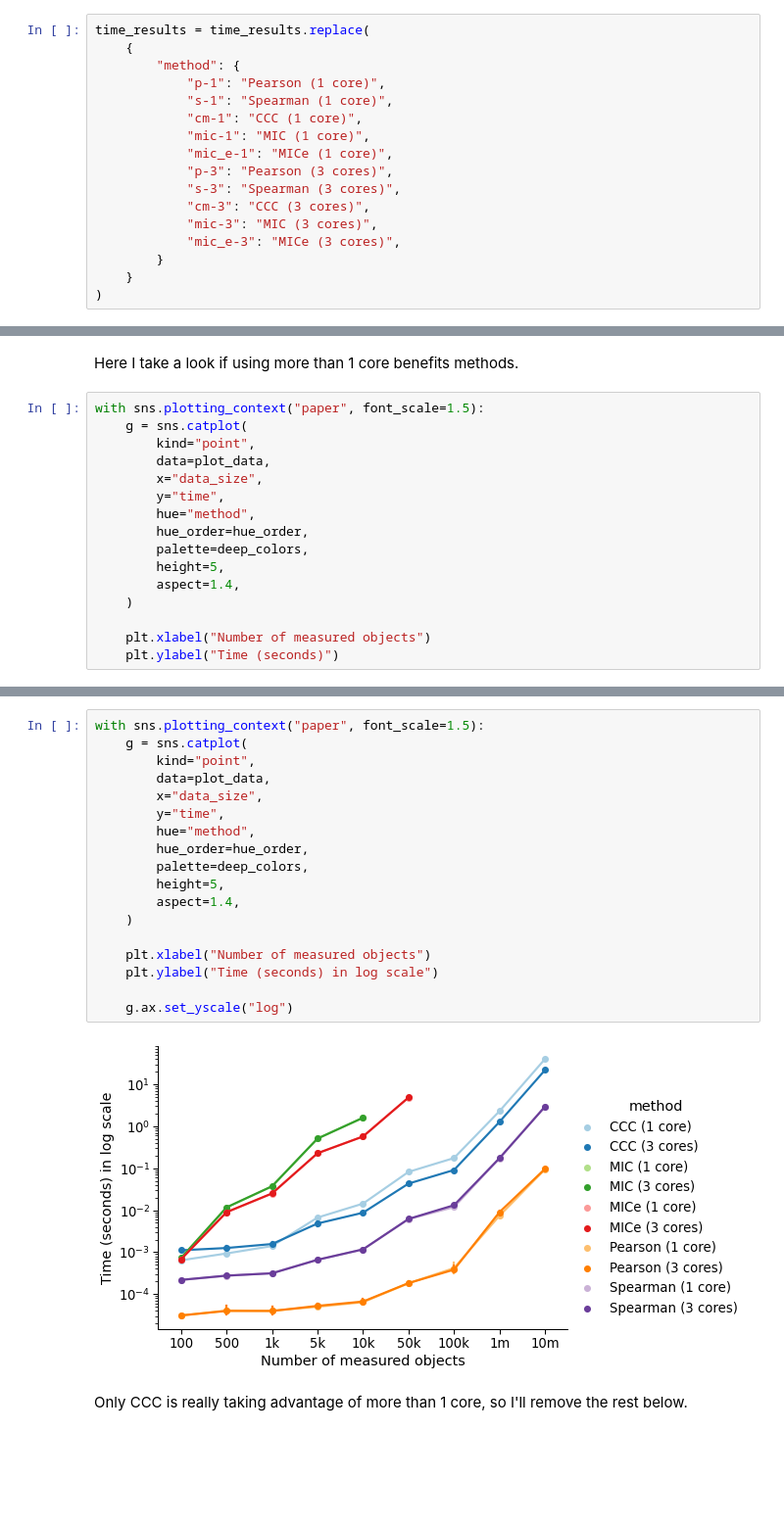
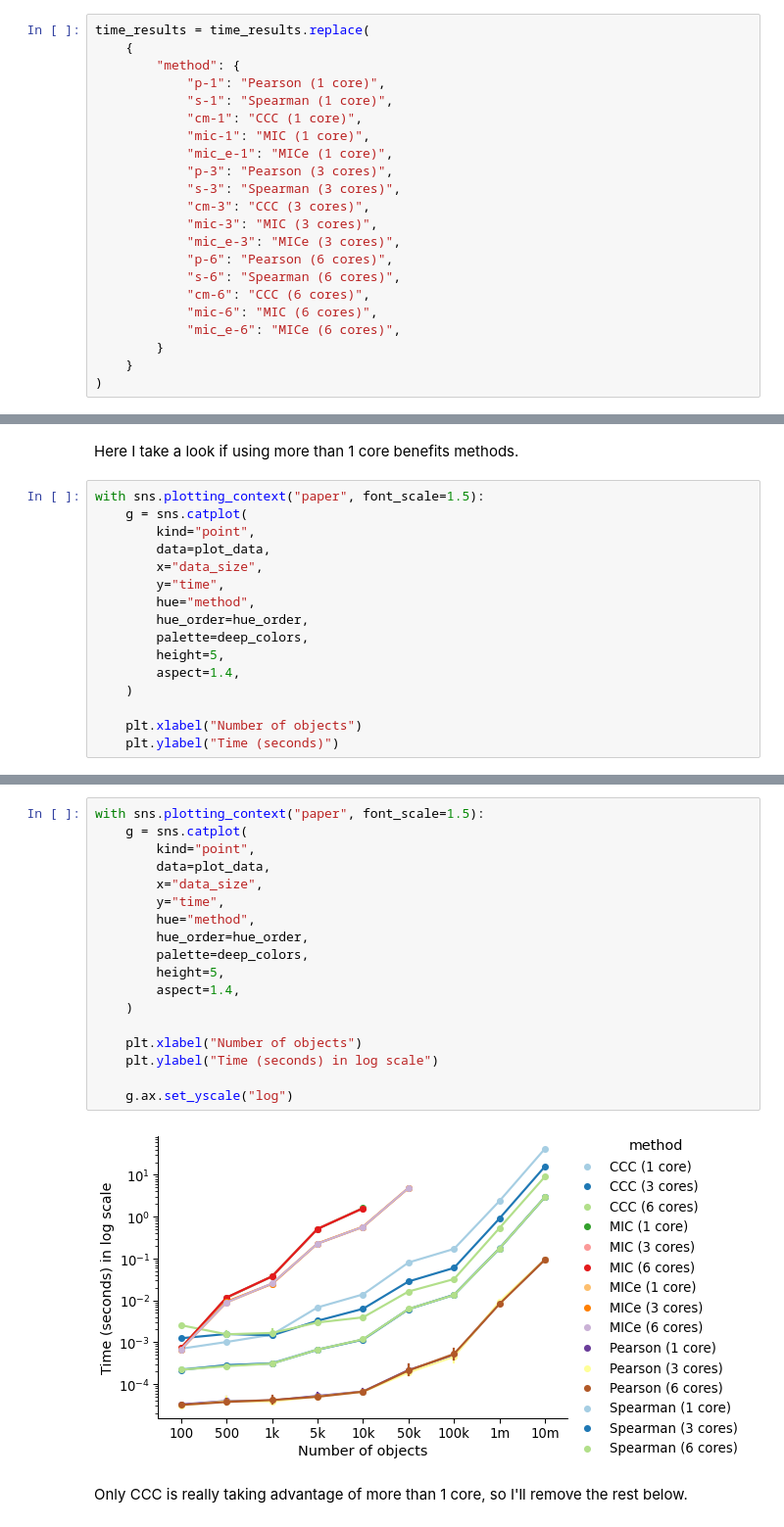
Before and after one commit to greenelab/ccc, a Jupyter notebook: nbs/99_manuscript/time_test/07-time_test-plot.ipynb, the cells around one changed output, grey strips where cells are left out. Shown at 98% size. Drawn from its saved outputs; the diff is of its cells as text; blank space fills up the shorter version.

Commit message:
manuscript/time test: run notebook to generate plot

```diff
--- a/nbs/99_manuscript/time_test/07-time_test-plot.ipynb
+++ b/nbs/99_manuscript/time_test/07-time_test-plot.ipynb
@@ -75,6 +76,11 @@ time_results = time_results.replace(
             "cm-3": "CCC (3 cores)",
             "mic-3": "MIC (3 cores)",
             "mic_e-3": "MICe (3 cores)",
+            "p-6": "Pearson (6 cores)",
+            "s-6": "Spearman (6 cores)",
+            "cm-6": "CCC (6 cores)",
+            "mic-6": "MIC (6 cores)",
+            "mic_e-6": "MICe (6 cores)",
         }
     }
 )
@@ -190,6 +202,6 @@ with sns.plotting_context("paper", font_scale=1.5):
         aspect=1.4,
     )
 
-    plt.xlabel("Number of measured objects")
+    plt.xlabel("Number of objects")
     plt.ylabel("Time (seconds)")
 # %% [output]
@@ -197,23 +209,23 @@ with sns.plotting_context("paper", font_scale=1.5):
 # %%
 with sns.plotting_context("paper", font_scale=1.5):
     g = sns.catplot(
         kind="point",
         data=plot_data,
         x="data_size",
         y="time",
         hue="method",
         hue_order=hue_order,
         palette=deep_colors,
         height=5,
         aspect=1.4,
     )
 
-    plt.xlabel("Number of measured objects")
+    plt.xlabel("Number of objects")
     plt.ylabel("Time (seconds) in log scale")
 
     g.ax.set_yscale("log")
 # %% [output]
-[figure, old version]
+[figure, new version]
 # %% [markdown]
 Only CCC is really taking advantage of more than 1 core, so I'll remove the rest below.
 # %% [markdown]
```
Also changed, not shown: parts of 13 cells of this notebook, 1 other file.
